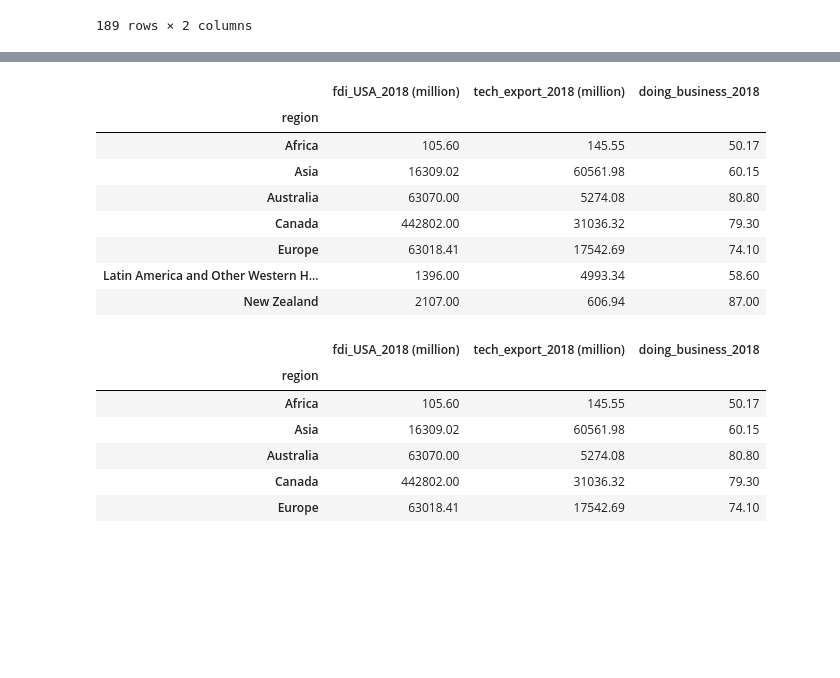
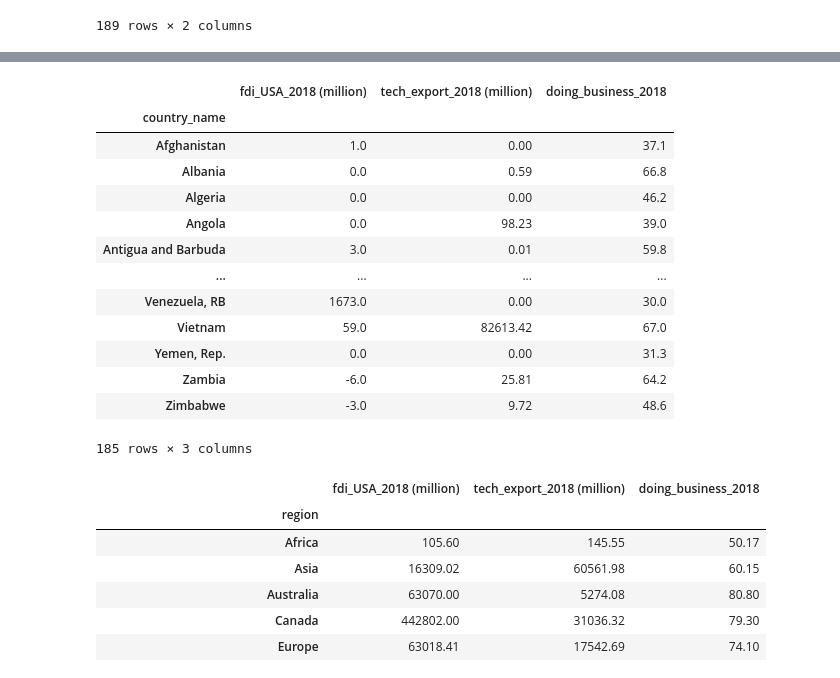
Before and after one commit to sabrinasaleh/Data_Munging_Plotting, a Jupyter notebook: Ed_tasks/innovation_clean_ey.ipynb, the cells around one changed output, grey strips where cells are left out. Saved outputs shown, nothing was run; the diff lists cells and outputs as text; code cells hidden in the pictures; blank space fills up the shorter version.

```diff
--- a/Ed_tasks/innovation_clean_ey.ipynb
+++ b/Ed_tasks/innovation_clean_ey.ipynb
@@ -34,8 +38,8 @@ fdi_file_needed_df
 | 205 | Zimbabwe | Africa | -3.0 |
 206 rows × 3 columns
 # %%
-innovation_file_needed_df = innovation_file.drop(["indicator_code",
-                                               "country_code",
-                                               "indicator_name",
-                                               "tech_export_2017 (million)",
-                                               "tech_export_2019 (million)"], axis=1)
+innovation_file_needed_df = innovation_file_df.drop(["indicator_code",
+                                                     "Country",
+                                                     "indicator_name",
+                                                     "tech_export_2017 (million)",
+                                                     "tech_export_2019 (million)"], axis=1)
@@ -57,0 +46,3 @@ innovation_file_needed_df
+# %%
+innovation_file_needed_df = innovation_file_needed_df.round(2)
+innovation_file_needed_df
@@ -80,16 +129,21 @@ combined_df = pd.merge(combined_df, doing_file_needed_df, on="country_name")
 # %%
-combined_df_region_sum = combined_df.groupby(["region"]).sum()
-combined_df_region_mean.round(2)
+combined_df_region_sum = combined_df.groupby(["country_name"]).sum()
+combined_df_region_sum.round(2)
 # %% [output]
 |  | fdi_USA_2018 (million) | tech_export_2018 (million) | doing_business_2018 |
-| region |  |  |  |
-| Africa | 105.60 | 145.55 | 50.17 |
-| Asia | 16309.02 | 60561.98 | 60.15 |
-| Australia | 63070.00 | 5274.08 | 80.80 |
-| Canada | 442802.00 | 31036.32 | 79.30 |
-| Europe | 63018.41 | 17542.69 | 74.10 |
-| Latin America and Other Western H... | 1396.00 | 4993.34 | 58.60 |
-| New Zealand | 2107.00 | 606.94 | 87.00 |
+| country_name |  |  |  |
+| Afghanistan | 1.0 | 0.00 | 37.1 |
+| Albania | 0.0 | 0.59 | 66.8 |
+| Algeria | 0.0 | 0.00 | 46.2 |
+| Angola | 0.0 | 98.23 | 39.0 |
+| Antigua and Barbuda | 3.0 | 0.01 | 59.8 |
+| ... | ... | ... | ... |
+| Venezuela, RB | 1673.0 | 0.00 | 30.0 |
+| Vietnam | 59.0 | 82613.42 | 67.0 |
+| Yemen, Rep. | 0.0 | 0.00 | 31.3 |
+| Zambia | -6.0 | 25.81 | 64.2 |
+| Zimbabwe | -3.0 | 9.72 | 48.6 |
+185 rows × 3 columns
 # %%
 combined_df_region_mean = combined_df.groupby(["region"]).mean()
 combined_df_region_mean.round(2)
```
Also changed, not shown: parts of 10 cells of this notebook.
